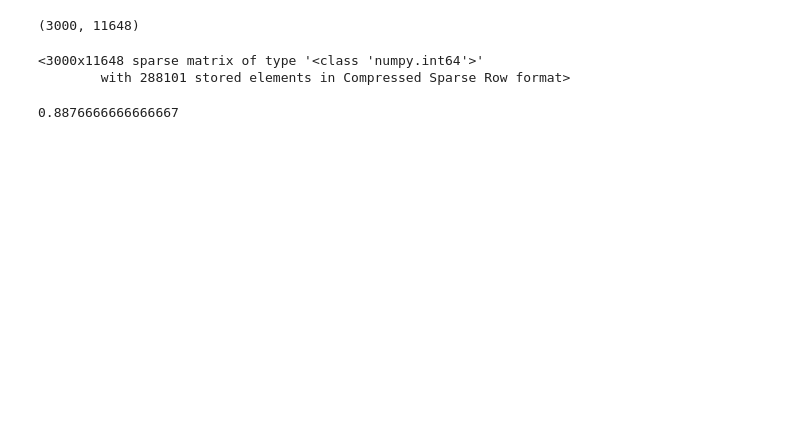
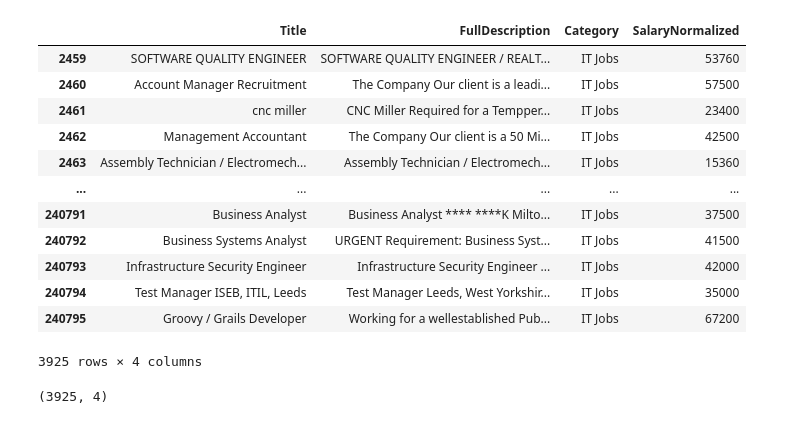
Before and after one commit to NickSzczerb/hooked-on-recruiting, a Jupyter notebook: yan_preprocess/Preprocessing.ipynb, the cells around one changed output. Cells and saved outputs as stored; diff of their text form; code cells hidden in the pictures; blank space fills up the shorter version.

```diff
--- a/yan_preprocess/Preprocessing.ipynb
+++ b/yan_preprocess/Preprocessing.ipynb
@@ -96,2 +62,0 @@ See the caveats in the documentation: https://pandas.pydata.org/pandas-docs/stab
-# %%
-df['FullDescription	']=revmove_punctuation(df['FullDescription'])
@@ -125,3 +62,0 @@ def remove_number(column):
-# %%
-df['FullDescription']=remove_number(df['FullDescription'])
-df
@@ -156,3 +62,0 @@ def remove_stopwords(column):
-# %%
-df['FullDescription']=remove_stopwords(df['FullDescription'])
-df
@@ -187,3 +62,0 @@ def lemmatize(column):
-# %%
-df['FullDescription']=lemmatize(df['FullDescription'])
-df
@@ -258,18 +63,21 @@ X_vec= vectorizer.fit_transform(df['FullDescription'])
-# %%
-X_vec.shape
-# %% [output]
-(3000, 11648)
-# %%
-X_vec
-# %% [output]
-<3000x11648 sparse matrix of type '<class 'numpy.int64'>'
-        with 288101 stored elements in Compressed Sparse Row format>
-# %%
-from sklearn.naive_bayes import MultinomialNB
-from sklearn.model_selection import cross_validate
-
-cv_nb = cross_validate( MultinomialNB(), X_vec, df['Category'], scoring = "accuracy")
-
-cv_nb['test_score'].mean()
-# %% [output]
-0.8876666666666667
+# %%
+df=df.loc[df['Category']=='IT Jobs']
+df
+# %% [output]
+|  | Title | FullDescription | Category | SalaryNormalized |
+| 2459 | SOFTWARE QUALITY ENGINEER | SOFTWARE QUALITY ENGINEER / REALT... | IT Jobs | 53760 |
+| 2460 | Account Manager Recruitment | The Company Our client is a leadi... | IT Jobs | 57500 |
+| 2461 | cnc miller | CNC Miller Required for a Tempper... | IT Jobs | 23400 |
+| 2462 | Management Accountant | The Company Our client is a 50 Mi... | IT Jobs | 42500 |
+| 2463 | Assembly Technician / Electromech... | Assembly Technician / Electromech... | IT Jobs | 15360 |
+| ... | ... | ... | ... | ... |
+| 240791 | Business Analyst | Business Analyst **** ****K Milto... | IT Jobs | 37500 |
+| 240792 | Business Systems Analyst | URGENT Requirement: Business Syst... | IT Jobs | 41500 |
+| 240793 | Infrastructure Security Engineer | Infrastructure Security Engineer ... | IT Jobs | 42000 |
+| 240794 | Test Manager ISEB, ITIL, Leeds | Test Manager Leeds, West Yorkshir... | IT Jobs | 35000 |
+| 240795 | Groovy / Grails Developer | Working for a wellestablished Pub... | IT Jobs | 67200 |
+3925 rows × 4 columns
+# %%
+df.shape
+# %% [output]
+(3925, 4)
```
Also changed, not shown: parts of 45 cells of this notebook.
